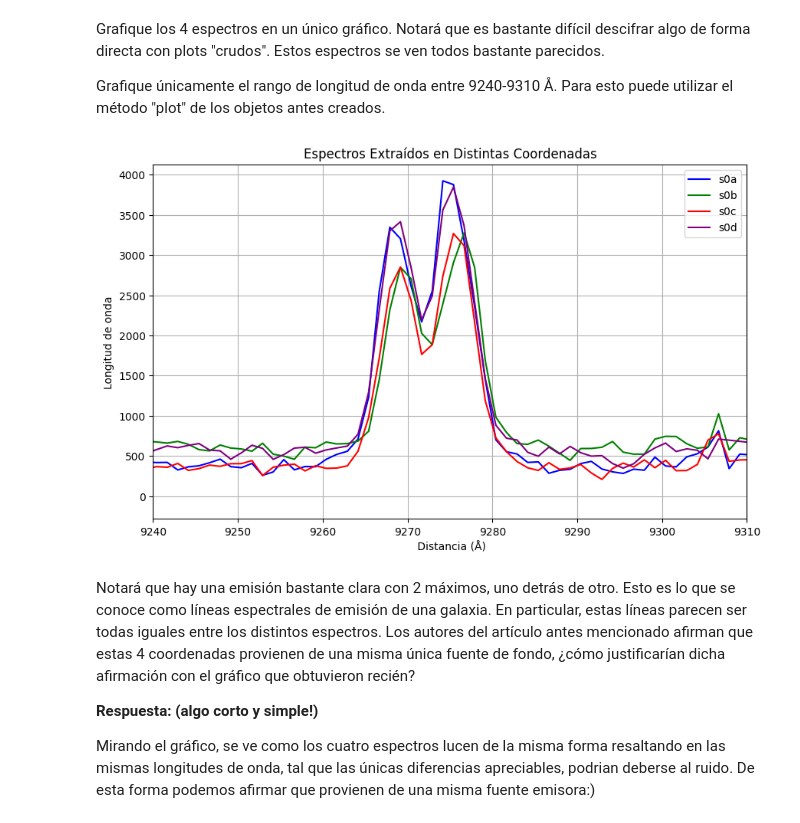
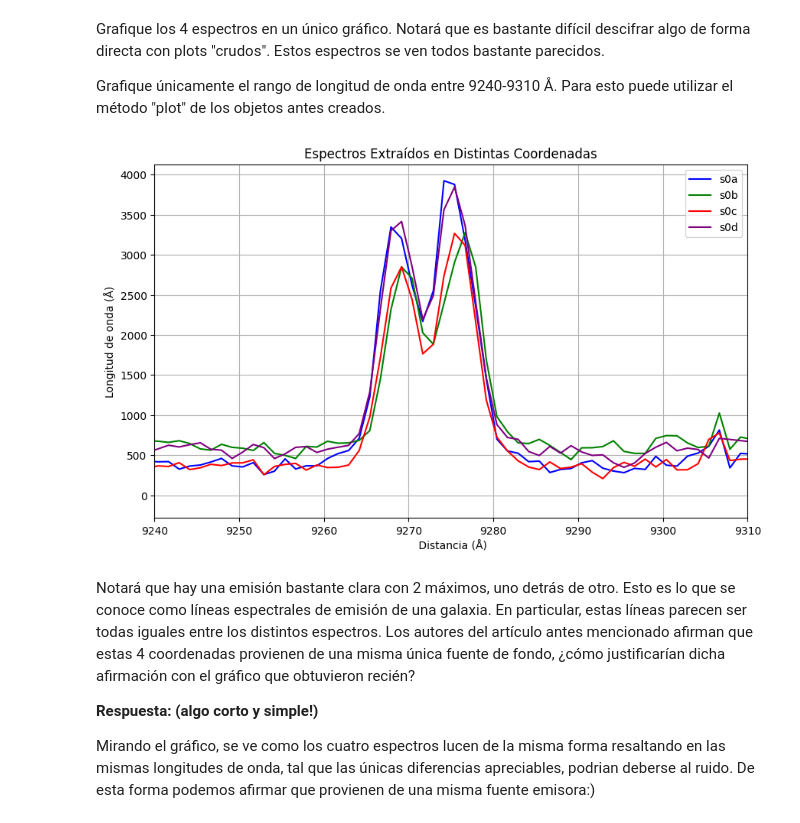
Before and after one commit to Cristobal-Gomez/Tarea-4, a Jupyter notebook: Tarea4.ipynb, the cells around one changed output. Drawn from its saved outputs; the diff is of its cells as text; code cells hidden in the pictures.

```diff
--- a/Tarea4.ipynb
+++ b/Tarea4.ipynb
@@ -256,30 +266,30 @@ Para esto puede utilizar el método "plot" de los objetos antes creados.
 # %%
 # Inserte su gráfico a continuación:
 
 plt.figure(figsize=(10, 6))
 
 
 lambda_s0a = espectro_s0a.wave.coord()
 plt.plot(lambda_s0a, espectro_s0a.data, label='s0a', color='blue')
 
 lambda_s0b = espectro_s0b.wave.coord()
 plt.plot(lambda_s0b, espectro_s0b.data, label='s0b', color='green')
 
 lambda_s0c = espectro_s0c.wave.coord()
 plt.plot(lambda_s0c, espectro_s0c.data, label='s0c', color='red')
 
 lambda_s0d = espectro_s0d.wave.coord()
 plt.plot(lambda_s0d, espectro_s0d.data, label='s0d', color='purple')
 
 plt.xlim(9240, 9310)
 plt.xlabel(' Distancia (Å)')
-plt.ylabel('Longitud de onda')
+plt.ylabel('Longitud de onda (Å)')
 plt.title('Espectros Extraídos en Distintas Coordenadas')
 plt.legend()
 plt.grid(True)
 plt.show()
 # %% [output]
-[figure, old version]
+[figure, new version]
 # %% [markdown]
 
 Notará que hay una emisión bastante clara con 2 máximos, uno detrás de otro.
```
Also changed, not shown: parts of 3 cells of this notebook.
